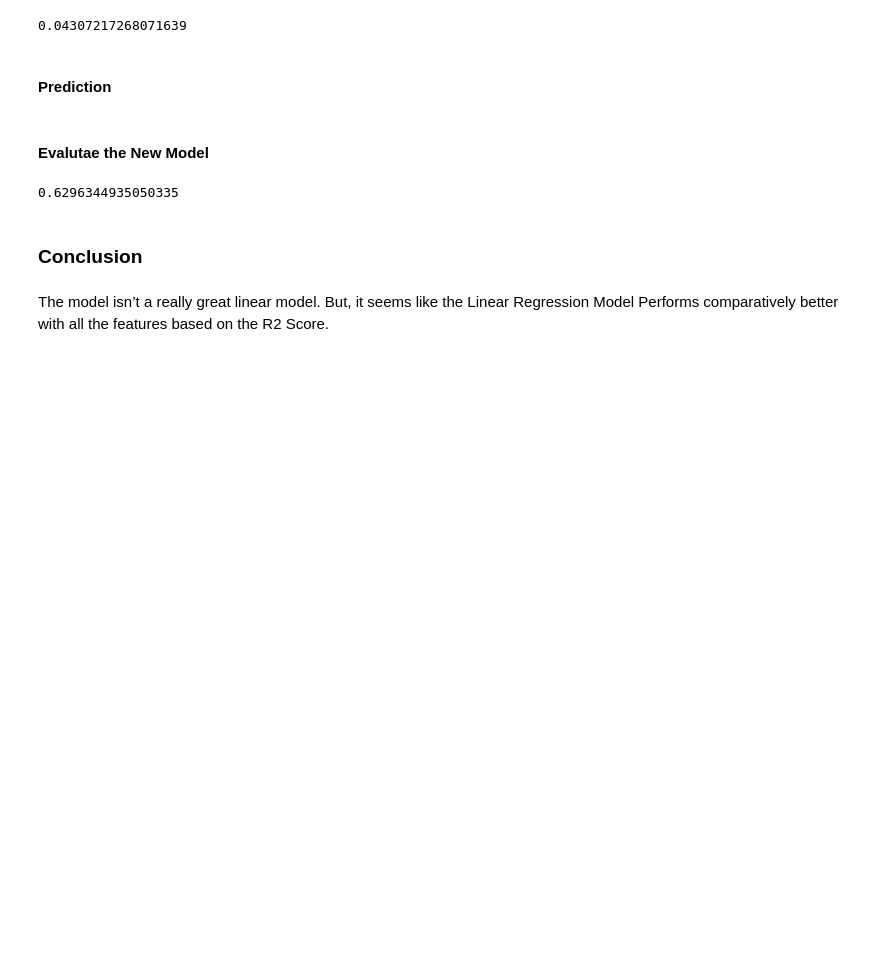
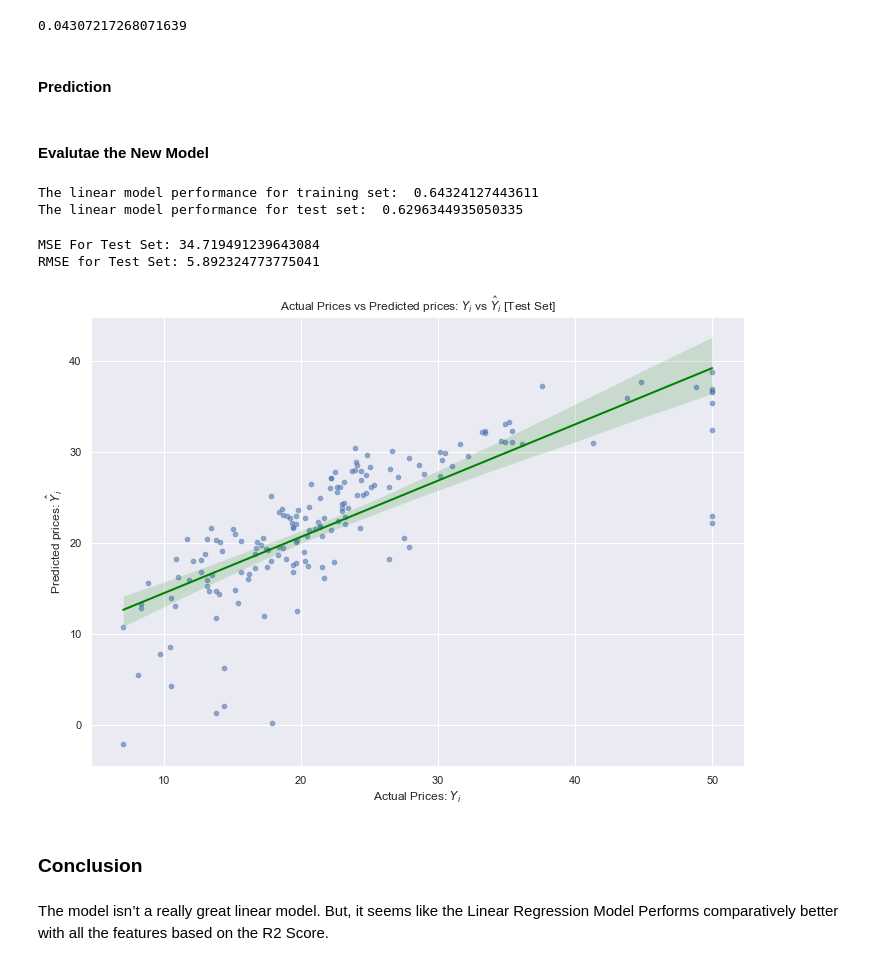
Before and after one commit to Oindrila-Sen/Machine_Learning_Algorithms_Examples, a Jupyter notebook: Regression/LinearRegression.ipynb, the cells around one changed output. Drawn from its saved outputs; the diff is of its cells as text; code cells hidden in the pictures; blank space fills up the shorter version.

```diff
--- a/Regression/LinearRegression.ipynb
+++ b/Regression/LinearRegression.ipynb
@@ -345,9 +360,35 @@ Y_pred_1 = lm_1.predict(X_test_1)
+# %%
+# predicting on test data-set
+Y_test_pred_1 = lm_1.predict(X_test_1)
 # %% [markdown]
 #### Evalutae the New Model
-# %%
-lm_1.score(X_test_1,Y_test_1)
-# %% [output]
-0.6296344935050335
+# %%
+r2_train_1 = metrics.r2_score(Y_train_1, Y_train_pred_1)
+print("The linear model performance for training set: ", r2_train_1)
+r2_test_1 = metrics.r2_score(Y_test_1, Y_test_pred_1)
+print("The linear model performance for test set: ",r2_test_1)
+# %% [output]
+The linear model performance for training set:  0.64324127443611
+The linear model performance for test set:  0.6296344935050335
+# %%
+mse_1 = metrics.mean_squared_error(Y_test_1, Y_test_pred_1)
+print("MSE For Test Set:" , mse_1)
+rmse_1 = np.sqrt(metrics.mean_squared_error(Y_test_1, Y_test_pred_1))
+print("RMSE for Test Set:", rmse_1)
+# %% [output]
+MSE For Test Set: 34.719491239643084
+RMSE for Test Set: 5.892324773775041
+# %%
+sns.scatterplot(Y_test_1, Y_test_pred_1, alpha=0.4)
+sns.regplot(Y_test_1, Y_test_pred_1, truncate=True, scatter_kws={'s': 20, 'alpha':0.3}, line_kws={'color':'green', 'linewidth': 2})
+
+plt.xlabel("Actual Prices: $Y_i$")
+plt.ylabel("Predicted prices: $\hat{Y}_i$")
+plt.title("Actual Prices vs Predicted prices: $Y_i$ vs $\hat{Y}_i$ [Test Set]")
+
+plt.show()
+# %% [output]
+[figure, added]
 # %% [markdown]
 ### Conclusion
 # %% [markdown]
```
Also changed, not shown: parts of 12 cells of this notebook, 2 other files.
